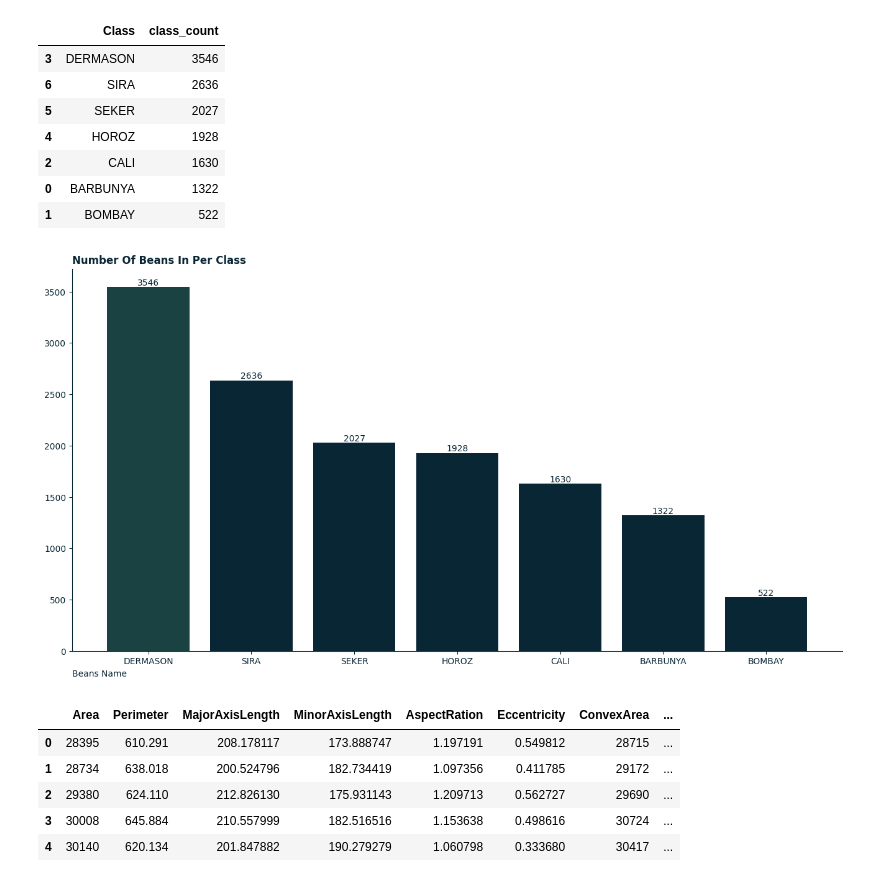
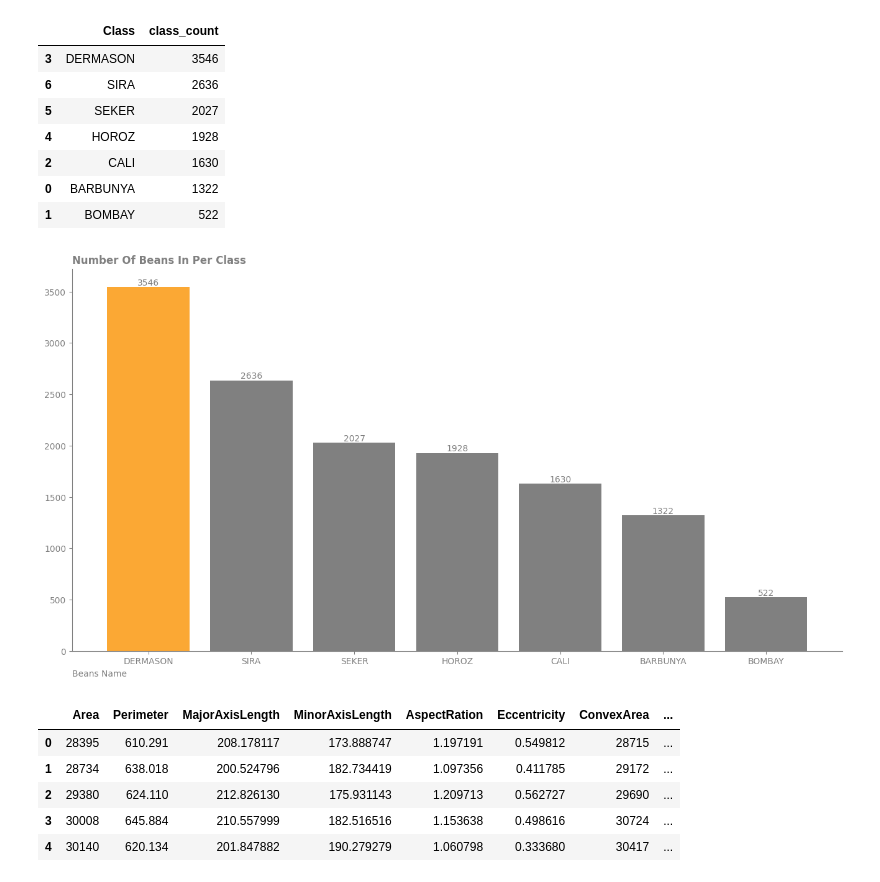
Before and after one commit to amin-eghbalian/dry_bean, a Jupyter notebook: dry_bean.ipynb, the cells around one changed output. Cells and saved outputs as stored; diff of their text form; code cells hidden in the pictures.

```diff
--- a/dry_bean.ipynb
+++ b/dry_bean.ipynb
@@ -72,25 +110,25 @@ bean_df_count
 | 1 | BOMBAY | 522 |
 # %%
 fig, ax = plt.subplots(figsize=(16, 8))
-clrs = ["#092635" if (x < max(bean_df_count["class_count"])) else "#1B4242"
+clrs = ["gray" if (x < max(bean_df_count["class_count"])) else "#FBA834"
          for x in bean_df_count["class_count"]]
 
 ax.bar(bean_df_count["Class"],
         bean_df_count["class_count"], color=clrs)
 
-ax.set_title("Number Of Beans In Per Class", loc="left", color="#092635", fontweight="bold")
-ax.set_xlabel("Beans Name", loc="left", color="#092635")
+ax.set_title("Number Of Beans In Per Class", loc="left", color="gray", fontweight="bold")
+ax.set_xlabel("Beans Name", loc="left", color="gray")
 
 for bars in ax.containers:
-    ax.bar_label(bars, color="#092635")
+    ax.bar_label(bars, color="gray")
 
 ax.spines[['right', 'top']].set_visible(False)
-ax.spines[['bottom', 'left']].set_color("#092635")
-ax.tick_params(axis='x', colors='#092635')
-ax.tick_params(axis='y', colors='#092635')
+ax.spines[['bottom', 'left']].set_color("gray")
+ax.tick_params(axis='x', colors='gray')
+ax.tick_params(axis='y', colors='gray')
 plt.show()
 # %% [output]
-[figure, old version]
+[figure, new version]
 # %%
 bean_df.head()
 # %% [output]
```
Also changed, not shown: parts of 25 cells of this notebook.
